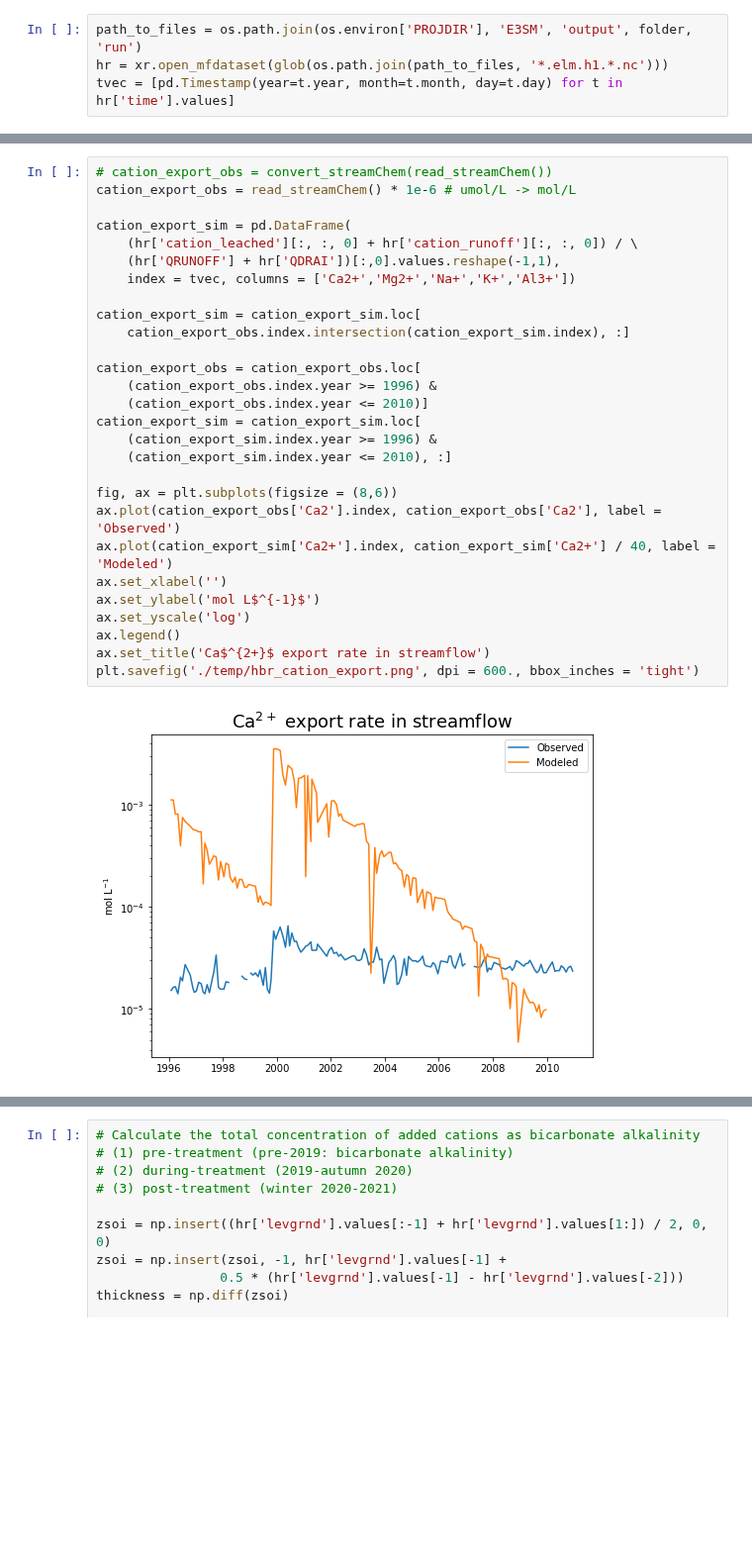
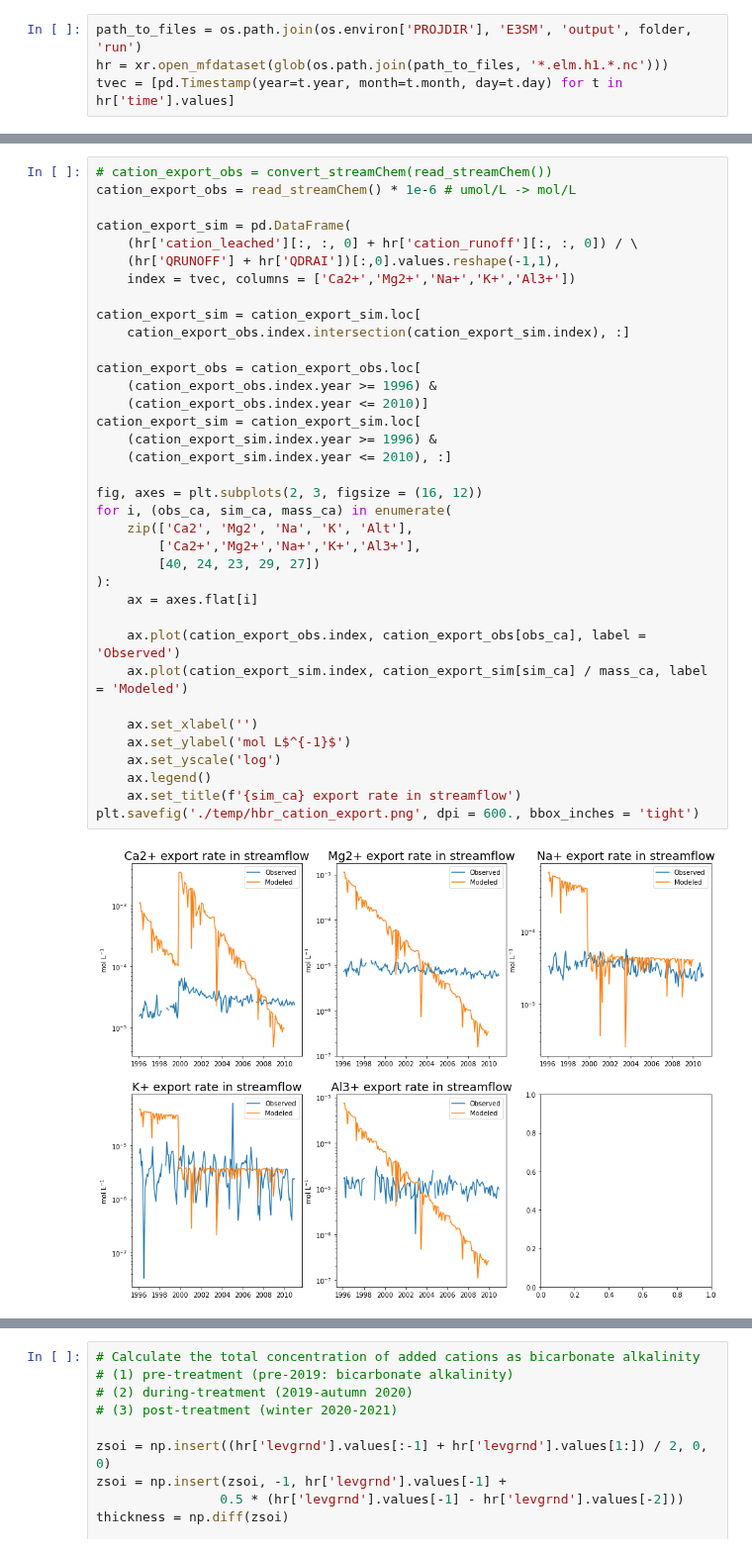
Before and after one commit to ypwong22/erw_scripts, a Jupyter notebook: plot_simulation_observation.ipynb, the cells around one changed output, grey strips where cells are left out. Shown at 99% size. Saved outputs shown, nothing was run; the diff lists cells and outputs as text; blank space fills up the shorter version.

```diff
--- a/plot_simulation_observation.ipynb
+++ b/plot_simulation_observation.ipynb
@@ -40,33 +71,41 @@ tvec = [pd.Timestamp(year=t.year, month=t.month, day=t.day) for t in hr['time'].
 # %%
 # cation_export_obs = convert_streamChem(read_streamChem())
 cation_export_obs = read_streamChem() * 1e-6 # umol/L -> mol/L
 
 cation_export_sim = pd.DataFrame(
     (hr['cation_leached'][:, :, 0] + hr['cation_runoff'][:, :, 0]) / \
     (hr['QRUNOFF'] + hr['QDRAI'])[:,0].values.reshape(-1,1),
     index = tvec, columns = ['Ca2+','Mg2+','Na+','K+','Al3+'])
 
 cation_export_sim = cation_export_sim.loc[
     cation_export_obs.index.intersection(cation_export_sim.index), :]
 
 cation_export_obs = cation_export_obs.loc[
     (cation_export_obs.index.year >= 1996) &
     (cation_export_obs.index.year <= 2010)]
 cation_export_sim = cation_export_sim.loc[
     (cation_export_sim.index.year >= 1996) &
     (cation_export_sim.index.year <= 2010), :]
 
-fig, ax = plt.subplots(figsize = (8,6))
-ax.plot(cation_export_obs['Ca2'].index, cation_export_obs['Ca2'], label = 'Observed')
-ax.plot(cation_export_sim['Ca2+'].index, cation_export_sim['Ca2+'] / 40, label = 'Modeled')
-ax.set_xlabel('')
-ax.set_ylabel('mol L$^{-1}$')
-ax.set_yscale('log')
-ax.legend()
-ax.set_title('Ca$^{2+}$ export rate in streamflow')
+fig, axes = plt.subplots(2, 3, figsize = (16, 12))
+for i, (obs_ca, sim_ca, mass_ca) in enumerate(
+    zip(['Ca2', 'Mg2', 'Na', 'K', 'Alt'],
+        ['Ca2+','Mg2+','Na+','K+','Al3+'],
+        [40, 24, 23, 29, 27])
+):
+    ax = axes.flat[i]
+
+    ax.plot(cation_export_obs.index, cation_export_obs[obs_ca], label = 'Observed')
+    ax.plot(cation_export_sim.index, cation_export_sim[sim_ca] / mass_ca, label = 'Modeled')
+
+    ax.set_xlabel('')
+    ax.set_ylabel('mol L$^{-1}$')
+    ax.set_yscale('log')
+    ax.legend()
+    ax.set_title(f'{sim_ca} export rate in streamflow')
 plt.savefig('./temp/hbr_cation_export.png', dpi = 600., bbox_inches = 'tight')
 # %% [output]
-[figure, old version]
+[figure, new version]
 # %%
 soil_pore_obs = read_lysimeter()
 
```
Also changed, not shown: parts of 5 cells of this notebook, 7 other files.
